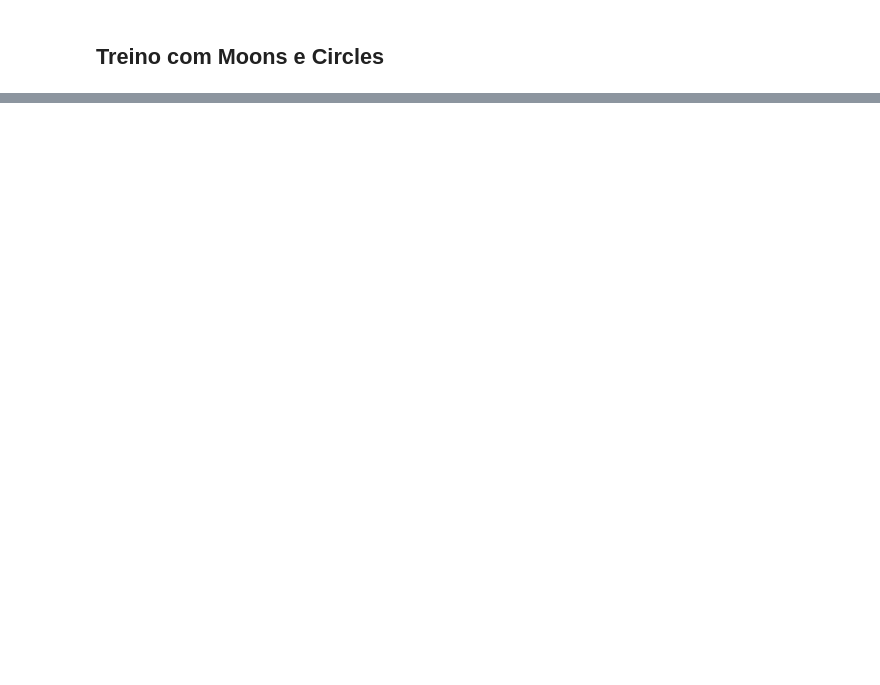
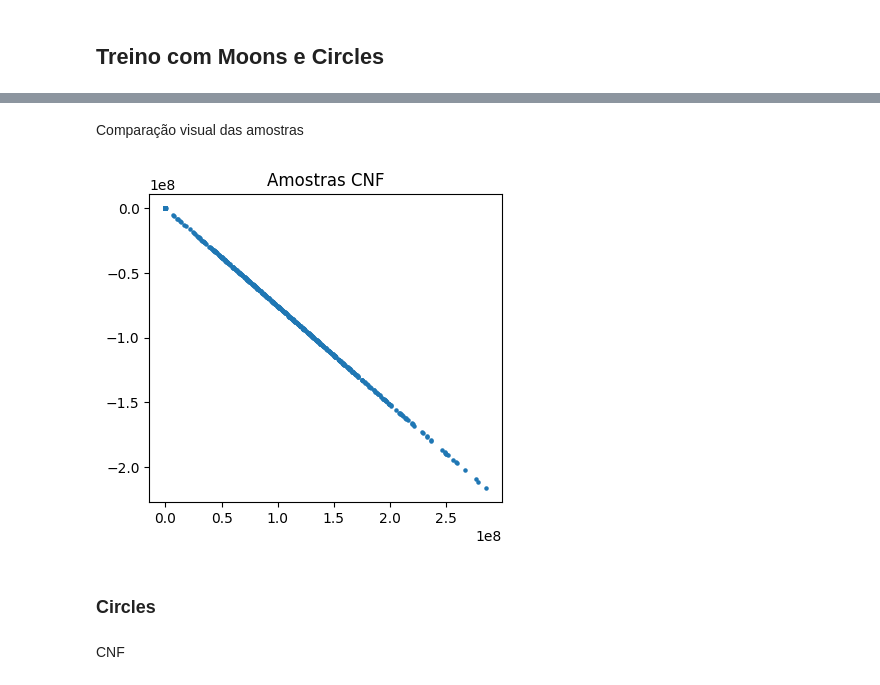
Before and after one commit to lmamede/flow, a Jupyter notebook: mini-project-1/notebooks/02_cnf_trace_comparison.ipynb, the cells around one changed output, grey strips where cells are left out. Drawn from its saved outputs; the diff is of its cells as text; code cells hidden in the pictures; blank space fills up the shorter version.

```diff
--- a/mini-project-1/notebooks/02_cnf_trace_comparison.ipynb
+++ b/mini-project-1/notebooks/02_cnf_trace_comparison.ipynb
@@ -89,0 +236,26 @@ ValueError: func must be an instance of nn.Module to specify the adjoint paramet
+# %% [markdown]
+Comparação visual das amostras
+# %%
+with torch.no_grad():
+	samples_cnf_moons = cnf_moons.sample(1000).cpu().numpy()
+	#samples_rnvp_moons = rnvp_moons.sample(1000).cpu().numpy()
+
+
+plt.figure(figsize=(10,4))
+
+
+plt.subplot(1,2,1)
+plt.scatter(samples_cnf_moons[:,0], samples_cnf_moons[:,1], s=5)
+plt.title('Amostras CNF')
+
+
+#plt.subplot(1,2,2)
+#plt.scatter(samples_rnvp_moons[:,0], samples_rnvp_moons[:,1], s=5)
+#plt.title('Amostras RealNVP')
+
+
+plt.show()
+# %% [output]
+[figure, added]
+# %% [markdown]
+### Circles
@@ -89,0 +266,2 @@ ValueError: func must be an instance of nn.Module to specify the adjoint paramet
+# %% [markdown]
+CNF
```
Also changed, not shown: parts of 44 cells of this notebook, 3 other files.
